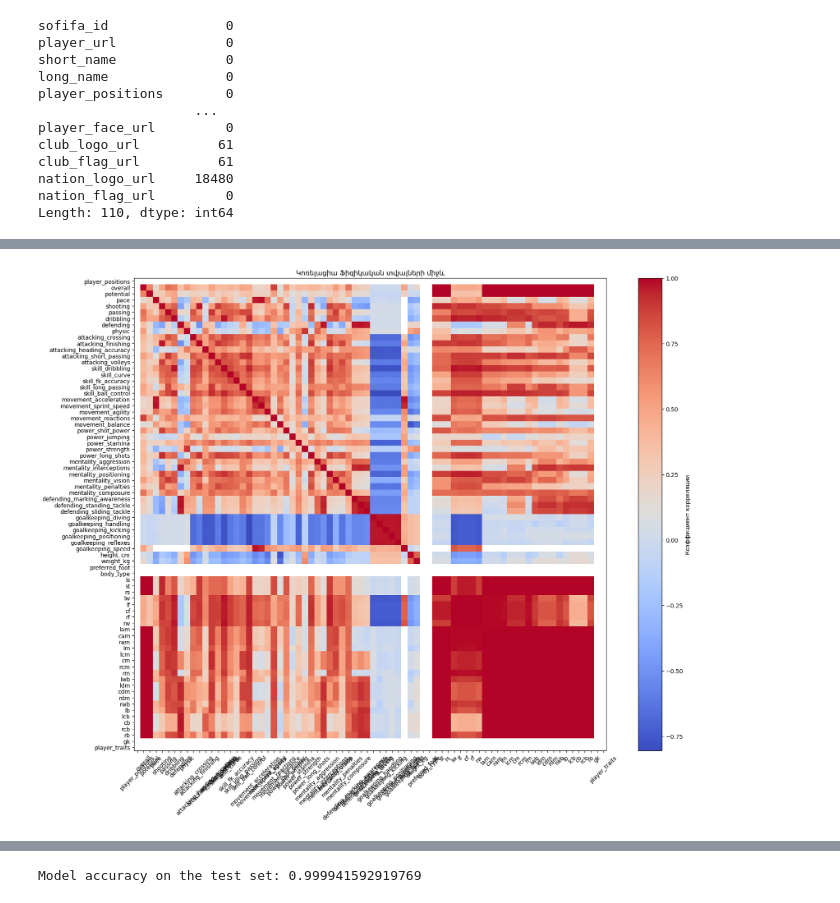
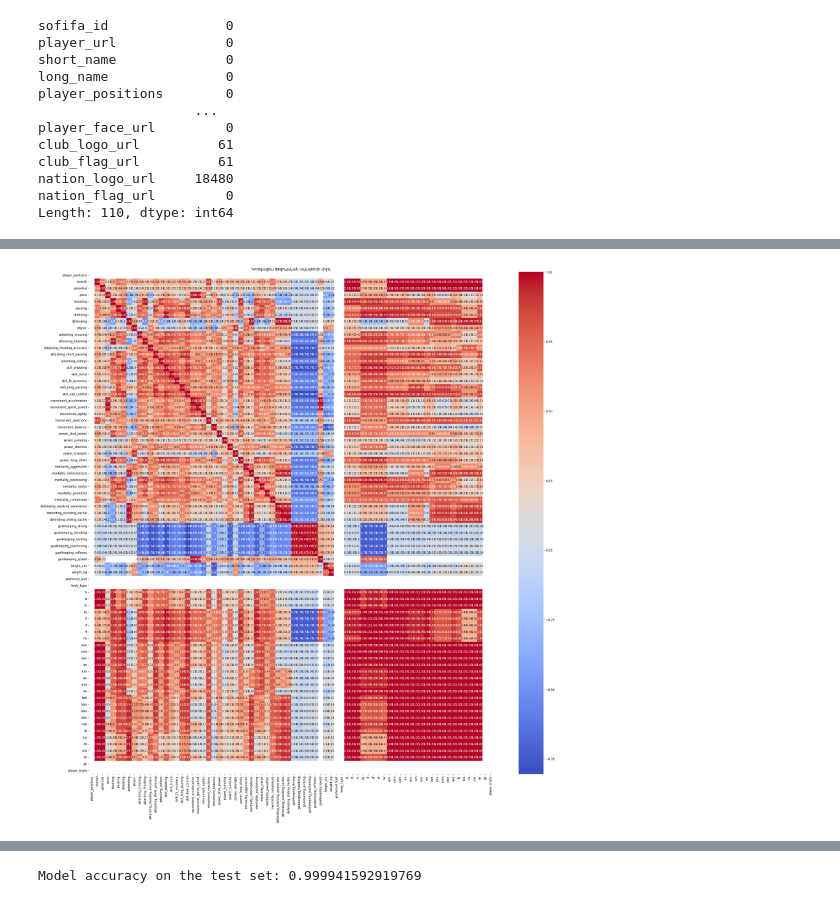
Before and after one commit to Davitestro/Match, a Jupyter notebook: Main.ipynb, the cells around one changed output, grey strips where cells are left out. Saved outputs shown, nothing was run; the diff lists cells and outputs as text; code cells hidden in the pictures.

```diff
--- a/Main.ipynb
+++ b/Main.ipynb
@@ -63,16 +75,12 @@ Length: 110, dtype: int64
 # %%
 selected_data = data[jsonObj['stats']]
-
 selected_data = selected_data.apply(pd.to_numeric, errors='coerce')
-
 corr_matrix = selected_data.corr()
 
-plt.figure(figsize=(20, 15))
-plt.imshow(corr_matrix, cmap='coolwarm', interpolation='nearest')
-plt.colorbar(label='Коэффициент корреляции')
-plt.xticks(range(len(corr_matrix)), corr_matrix.columns, rotation=45)
-plt.yticks(range(len(corr_matrix)), corr_matrix.columns)
+plt.figure(figsize=(30, 30))
+sns.heatmap(corr_matrix, annot=True, cmap='coolwarm', fmt=".2f")
+
 plt.title('Կոռելացիա Ֆիզիկական տվյալների միջև')
 plt.show()
 # %% [output]
-[figure, old version]
+[figure, new version]
```
Also changed, not shown: parts of 11 cells of this notebook.
